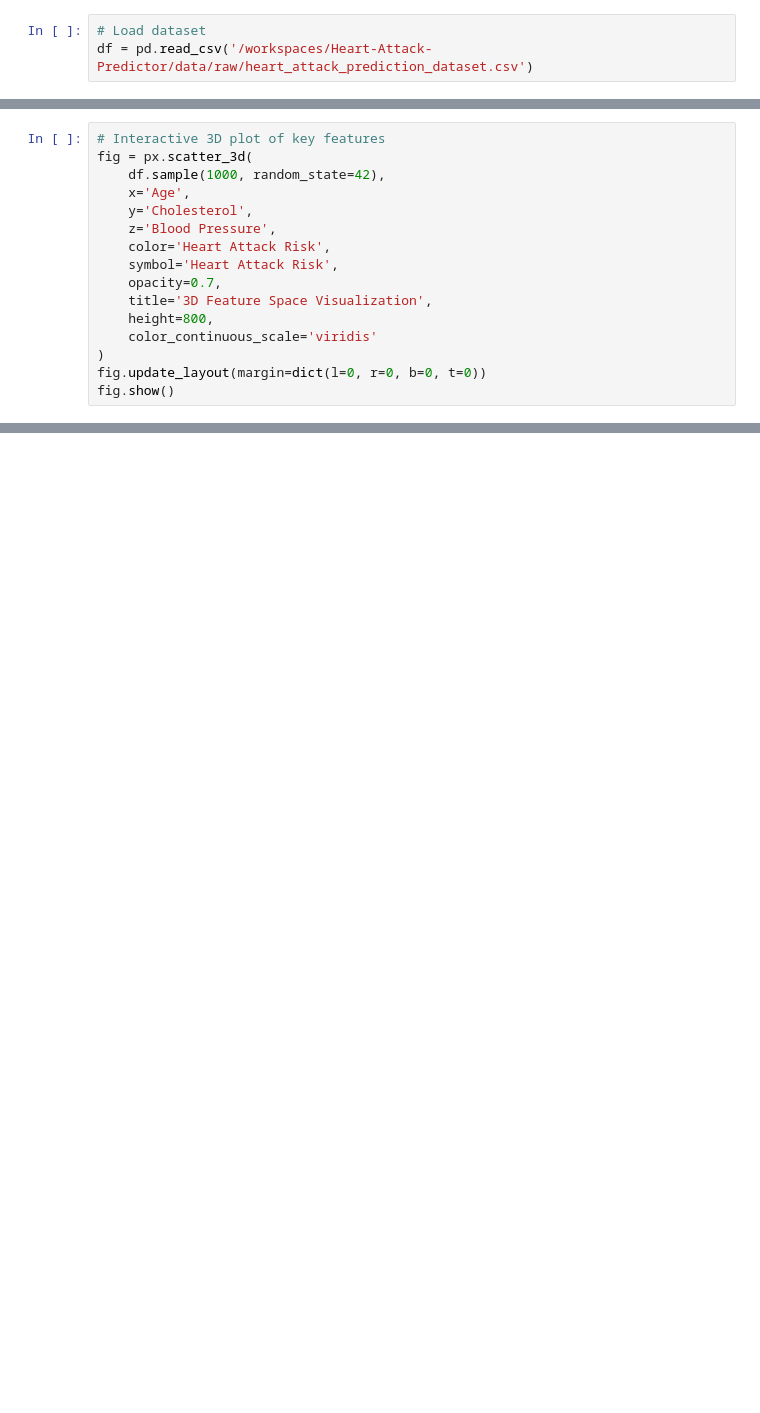
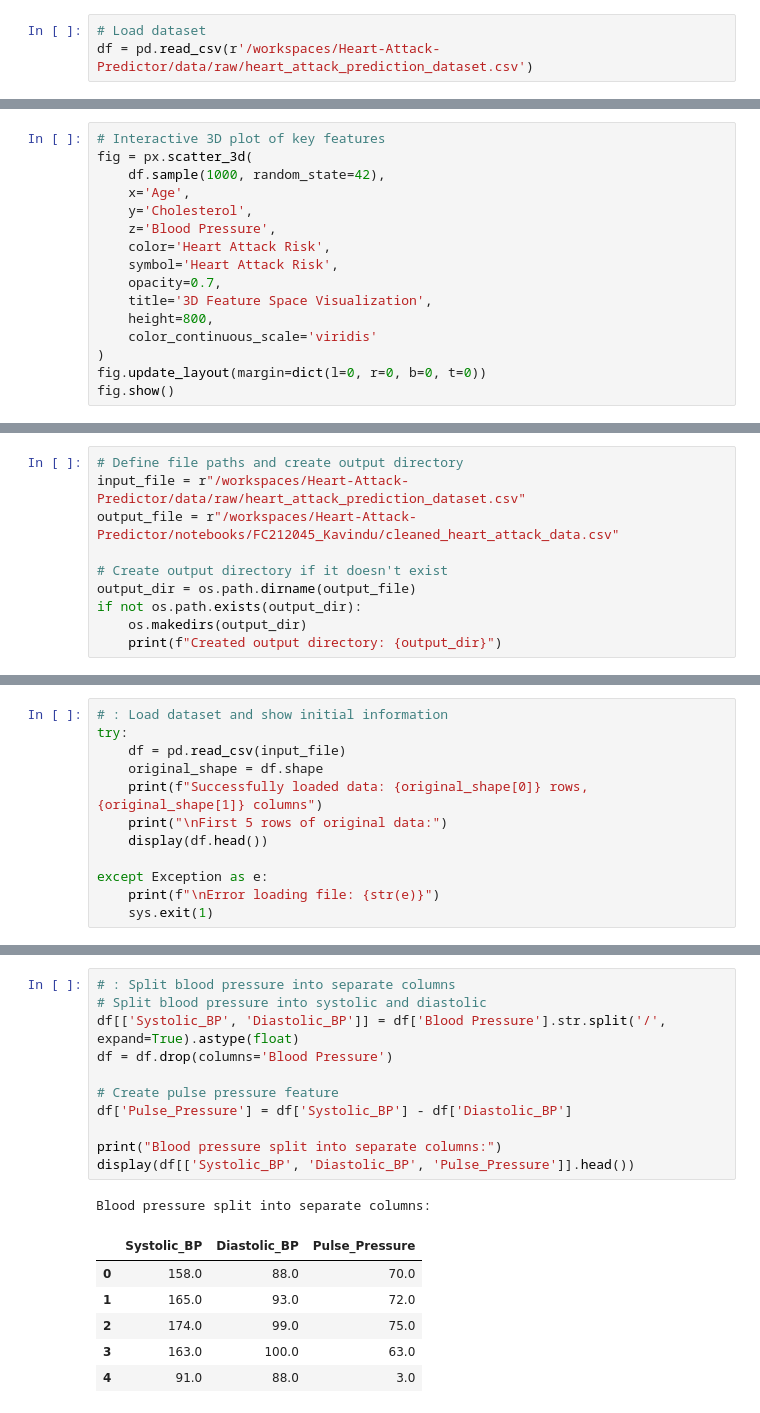
Before and after one commit to Akila-Prabath/Heart-Attack-Predictor, a Jupyter notebook: notebooks/FC212045_Kavindu/pre_process.ipynb, the cells around one changed output, grey strips where cells are left out. Drawn from its saved outputs; the diff is of its cells as text; blank space fills up the shorter version.

```diff
--- a/notebooks/FC212045_Kavindu/pre_process.ipynb
+++ b/notebooks/FC212045_Kavindu/pre_process.ipynb
@@ -41,7 +60,7 @@ from sklearn.feature_selection import RFECV, SelectKBest, f_classif
 1. Data Loading & Initial Inspection
 # %%
 # Load dataset
-df = pd.read_csv('/workspaces/Heart-Attack-Predictor/data/raw/heart_attack_prediction_dataset.csv')
+df = pd.read_csv(r'/workspaces/Heart-Attack-Predictor/data/raw/heart_attack_prediction_dataset.csv')
 # %%
 # Initial inspection
 print(f"Dataset Dimensions: {df.shape}")
@@ -240,0 +272,10 @@ fig.show()
+# %%
+# Define file paths and create output directory
+input_file = r"/workspaces/Heart-Attack-Predictor/data/raw/heart_attack_prediction_dataset.csv"
+output_file = r"/workspaces/Heart-Attack-Predictor/notebooks/FC212045_Kavindu/cleaned_heart_attack_data.csv"
+
+# Create output directory if it doesn't exist
+output_dir = os.path.dirname(output_file)
+if not os.path.exists(output_dir):
+    os.makedirs(output_dir)
+    print(f"Created output directory: {output_dir}")
@@ -240,0 +293,12 @@ fig.show()
+# %%
+# : Load dataset and show initial information
+try:
+    df = pd.read_csv(input_file)
+    original_shape = df.shape
+    print(f"Successfully loaded data: {original_shape[0]} rows, {original_shape[1]} columns")
+    print("\nFirst 5 rows of original data:")
+    display(df.head())
+
+except Exception as e:
+    print(f"\nError loading file: {str(e)}")
+    sys.exit(1)
@@ -240,0 +316,19 @@ fig.show()
+# %%
+# : Split blood pressure into separate columns
+# Split blood pressure into systolic and diastolic
+df[['Systolic_BP', 'Diastolic_BP']] = df['Blood Pressure'].str.split('/', expand=True).astype(float)
+df = df.drop(columns='Blood Pressure')
+
+# Create pulse pressure feature
+df['Pulse_Pressure'] = df['Systolic_BP'] - df['Diastolic_BP']
+
+print("Blood pressure split into separate columns:")
+display(df[['Systolic_BP', 'Diastolic_BP', 'Pulse_Pressure']].head())
+# %% [output]
+Blood pressure split into separate columns:
+|  | Systolic_BP | Diastolic_BP | Pulse_Pressure |
+| 0 | 158.0 | 88.0 | 70.0 |
+| 1 | 165.0 | 93.0 | 72.0 |
+| 2 | 174.0 | 99.0 | 75.0 |
+| 3 | 163.0 | 100.0 | 63.0 |
+| 4 | 91.0 | 88.0 | 3.0 |
```
Also changed, not shown: parts of 12 cells of this notebook, 1 other file.
